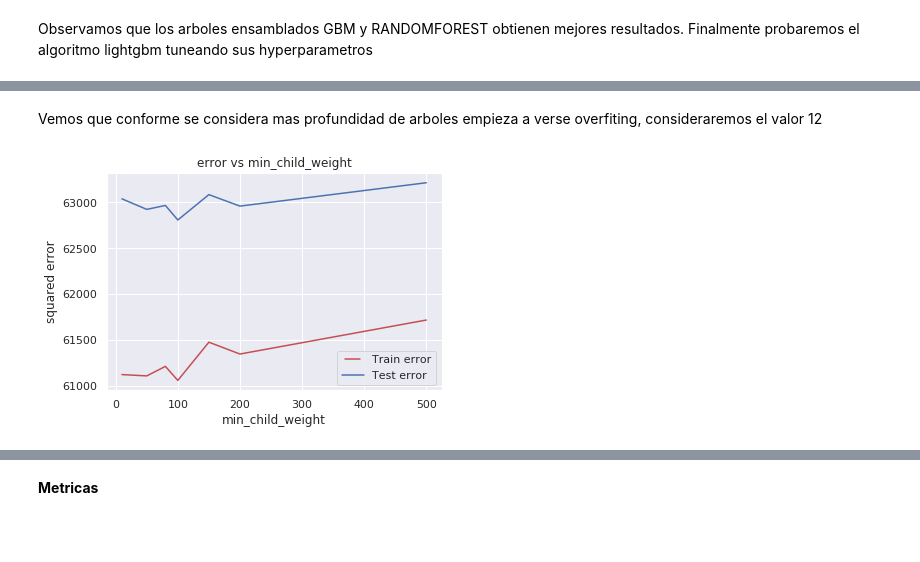
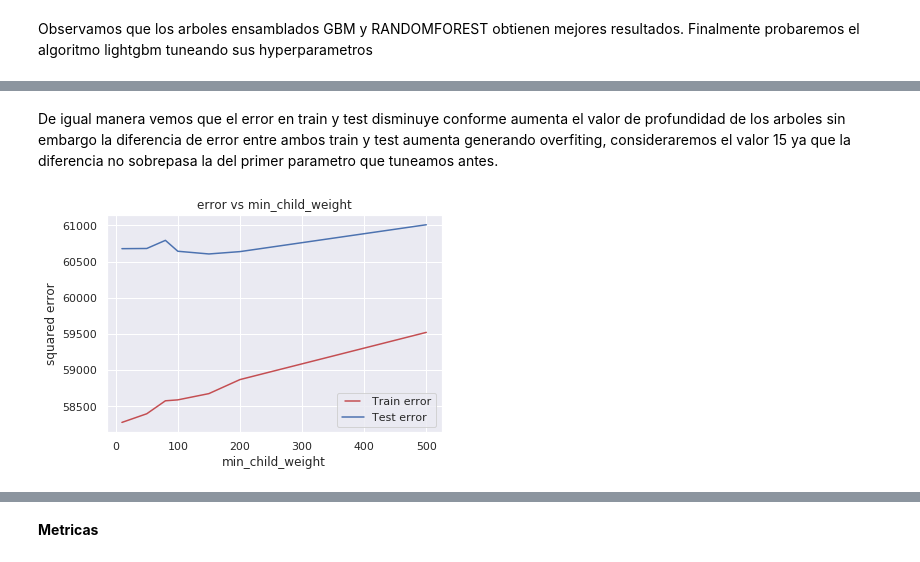
Before and after one commit to MQH15/Master-Data-Science-TFM, a Jupyter notebook: CODIGO_FINAL.ipynb, the cells around one changed output, grey strips where cells are left out. Cells and saved outputs as stored; diff of their text form; code cells hidden in the pictures; blank space fills up the shorter version.

```diff
--- a/CODIGO_FINAL.ipynb
+++ b/CODIGO_FINAL.ipynb
@@ -63,11 +66,2 @@ Cambiamos a numerico el campo "store_and_fwd_flag"
-# %%
-flag = []
-for value in datos_sample["store_and_fwd_flag"]:
-    if value == "N":
-        flag.append(0)
-    else:
-        flag.append(1)
-
-datos_sample["store_and_fwd_flag"] = flag
 # %% [markdown]
 Limpiamos las variables que tenemos:
@@ -174,5 +165,5 @@ Text(0.5, 1.0, 'Variable store_and_fwd_flag')
 # %%
-datos_sample = datos_sample[datos_sample["store_and_fwd_flag"] == 0]
+datos_sample = datos_sample[datos_sample["store_and_fwd_flag"] == "N"]
 # %% [markdown]
 finalmente en esta variable nos quedamos con el nivel "N", ya que el otro nivel "Y" tiene muy pocos registros
 # %% [markdown]
@@ -817,7 +821,7 @@ learn_rate_ = [0.001,0.005,0.01,0.03,0.05,0.08,0.1]
 train_result = []
 test_result = []
 for estimator in learn_rate_:
-    lgbm = LGBMRegressor(n_estimators=200,learning_rate=estimator)
+    lgbm = LGBMRegressor(n_estimators=300,learning_rate=estimator)
     lgbm.fit(X_train, y_train)
 
     train_pred = lgbm.predict(X_train)
@@ -872,7 +876,7 @@ max_depth_ = [1,3,5,7,9,12,15]
 train_result = []
 test_result = []
 for estimator in max_depth_:
-    lgbm = LGBMRegressor(n_estimators=200,learning_rate=0.1,max_depth=estimator)
+    lgbm = LGBMRegressor(n_estimators=300,learning_rate=0.1,max_depth=estimator)
     lgbm.fit(X_train, y_train)
 
     train_pred = lgbm.predict(X_train)
@@ -922,36 +926,36 @@ array([   -2.51091827,  -266.69330664, -1265.41546307, -1622.9685122 ,
-# %% [markdown]
-Vemos que conforme se considera mas profundidad de arboles empieza a verse overfiting, consideraremos el valor 12
+# %% [markdown]
+De igual manera vemos que el error en train y test disminuye conforme aumenta el valor de profundidad de los arboles sin embargo la diferencia de error entre ambos train y test aumenta generando overfiting, consideraremos el valor 15 ya que la diferencia no sobrepasa la del primer parametro que tuneamos antes.
 # %%
 min_child_ = [10,50,80,100,150,200,500]
 
 train_result = []
 test_result = []
 for estimator in min_child_:
-    lgbm = LGBMRegressor(n_estimators=200,learning_rate=0.1,max_depth=12,min_child_weight=estimator)
+    lgbm = LGBMRegressor(n_estimators=300,learning_rate=0.1,max_depth=15,min_child_weight=estimator)
     lgbm.fit(X_train, y_train)
 
     train_pred = lgbm.predict(X_train)
     mean_squared_error_ = mean_squared_error(y_train,lgbm.predict(X_train))
     train_result.append(mean_squared_error_)
 
     test_pred = lgbm.predict(X_test)
     mean_squared_error_ = mean_squared_error(y_test,lgbm.predict(X_test))
     test_result.append(mean_squared_error_)
 
 from matplotlib.legend_handler import HandlerLine2D
 
 line1, = plt.plot(min_child_, train_result, "r", label="Train error")
 line2, = plt.plot(min_child_, test_result, "b", label="Test error")
 plt.title('error vs min_child_weight')
 
 plt.legend(handler_map={line1: HandlerLine2D(numpoints=2)})
 plt.xlabel('min_child_weight')
 plt.ylabel('error')
 plt.ylabel("squared error")
 plt.xlabel("min_child_weight")
 plt.show()
 # %% [output]
-[figure, old version]
+[figure, new version]
 # %%
 train_result,test_result
 # %% [output]
```
Also changed, not shown: parts of 111 cells of this notebook.
